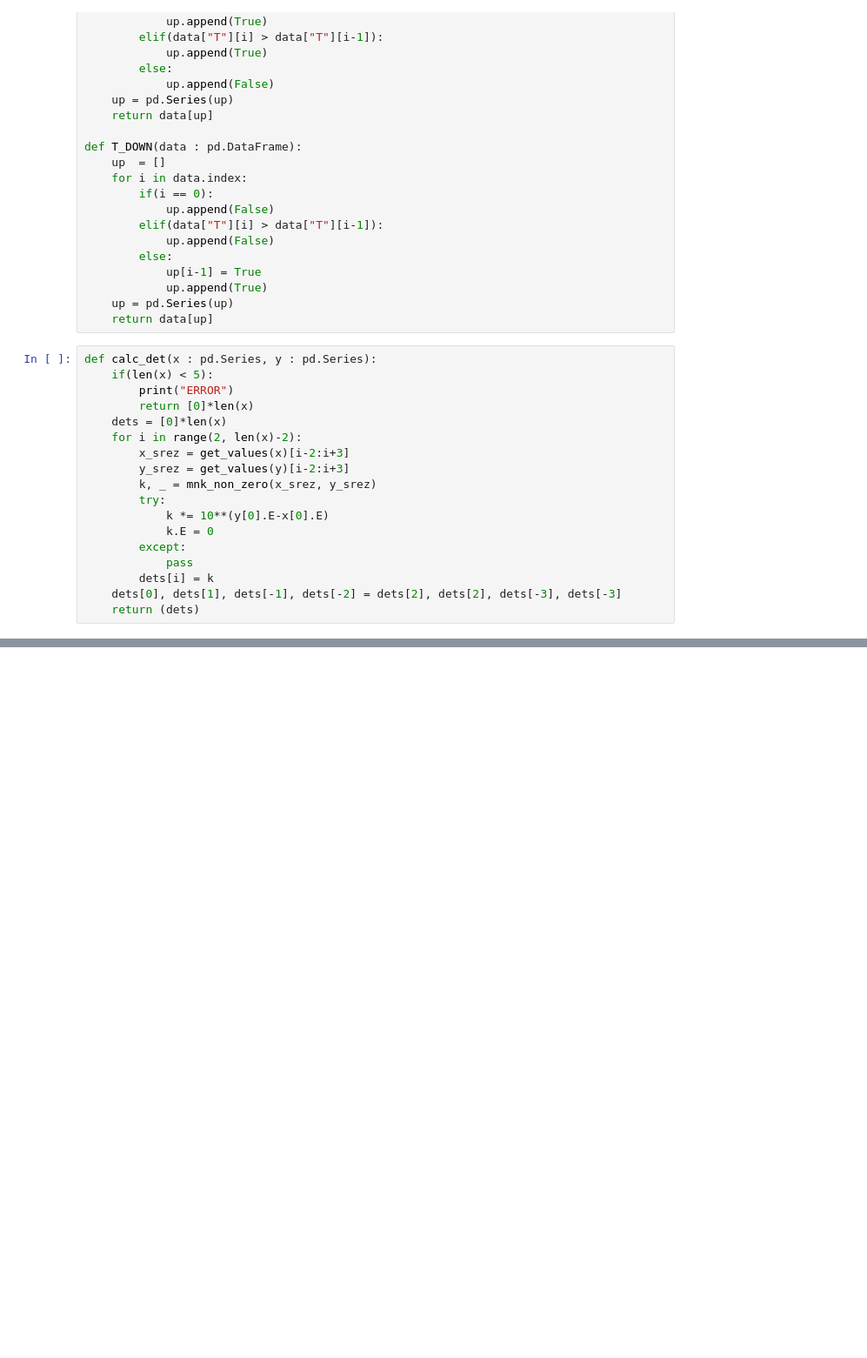
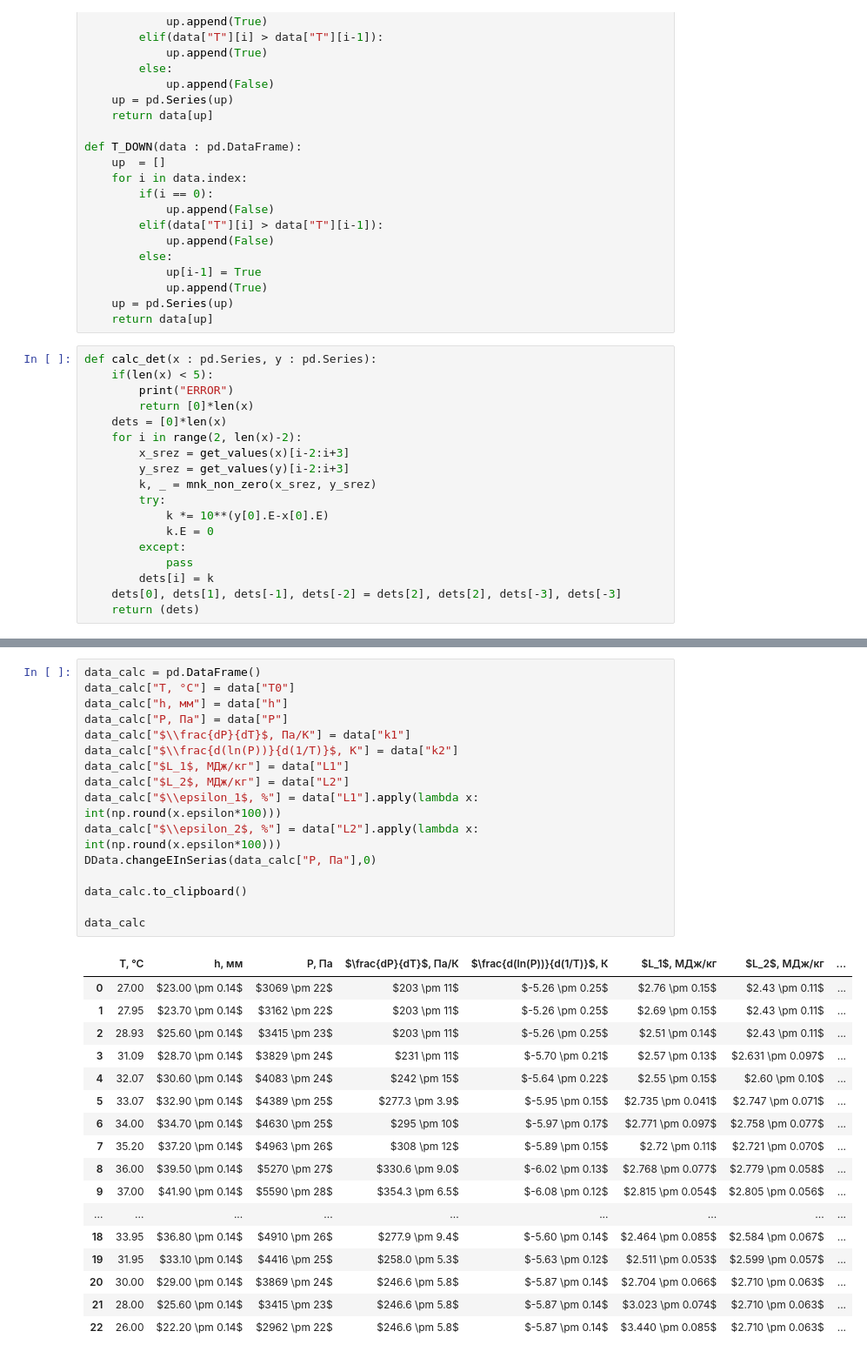
Before and after one commit to RedBrean/term2, a Jupyter notebook: labs/241/241.ipynb, the cells around one changed output, grey strips where cells are left out. Shown at 87% size. Cells and saved outputs as stored; diff of their text form; blank space fills up the shorter version.

```diff
--- a/labs/241/241.ipynb
+++ b/labs/241/241.ipynb
@@ -404 +419,35 @@ data
+# %%
+data_calc = pd.DataFrame()
+data_calc["T, °C"] = data["T0"]
+data_calc["h, мм"] = data["h"]
+data_calc["P, Па"] = data["P"]
+data_calc["$\\frac{dP}{dT}$, Па/К"] = data["k1"]
+data_calc["$\\frac{d(ln(P))}{d(1/T)}$, К"] = data["k2"]
+data_calc["$L_1$, МДж/кг"] = data["L1"]
+data_calc["$L_2$, МДж/кг"] = data["L2"]
+data_calc["$\\epsilon_1$, %"] = data["L1"].apply(lambda x: int(np.round(x.epsilon*100)))
+data_calc["$\\epsilon_2$, %"] = data["L2"].apply(lambda x: int(np.round(x.epsilon*100)))
+DData.changeEInSerias(data_calc["P, Па"],0)
+
+data_calc.to_clipboard()
+
+data_calc
+# %% [output]
+|  | T, °C | h, мм | P, Па | $\frac{dP}{dT}$, Па/К | $\frac{d(ln(P))}{d(1/T)}$, К | $L_1$, МДж/кг | $L_2$, МДж/кг | ... |
+| 0 | 27.00 | $23.00 \pm 0.14$ | $3069 \pm 22$ | $203 \pm 11$ | $-5.26 \pm 0.25$ | $2.76 \pm 0.15$ | $2.43 \pm 0.11$ | ... |
+| 1 | 27.95 | $23.70 \pm 0.14$ | $3162 \pm 22$ | $203 \pm 11$ | $-5.26 \pm 0.25$ | $2.69 \pm 0.15$ | $2.43 \pm 0.11$ | ... |
+| 2 | 28.93 | $25.60 \pm 0.14$ | $3415 \pm 23$ | $203 \pm 11$ | $-5.26 \pm 0.25$ | $2.51 \pm 0.14$ | $2.43 \pm 0.11$ | ... |
+| 3 | 31.09 | $28.70 \pm 0.14$ | $3829 \pm 24$ | $231 \pm 11$ | $-5.70 \pm 0.21$ | $2.57 \pm 0.13$ | $2.631 \pm 0.097$ | ... |
+| 4 | 32.07 | $30.60 \pm 0.14$ | $4083 \pm 24$ | $242 \pm 15$ | $-5.64 \pm 0.22$ | $2.55 \pm 0.15$ | $2.60 \pm 0.10$ | ... |
+| 5 | 33.07 | $32.90 \pm 0.14$ | $4389 \pm 25$ | $277.3 \pm 3.9$ | $-5.95 \pm 0.15$ | $2.735 \pm 0.041$ | $2.747 \pm 0.071$ | ... |
+| 6 | 34.00 | $34.70 \pm 0.14$ | $4630 \pm 25$ | $295 \pm 10$ | $-5.97 \pm 0.17$ | $2.771 \pm 0.097$ | $2.758 \pm 0.077$ | ... |
+| 7 | 35.20 | $37.20 \pm 0.14$ | $4963 \pm 26$ | $308 \pm 12$ | $-5.89 \pm 0.15$ | $2.72 \pm 0.11$ | $2.721 \pm 0.070$ | ... |
+| 8 | 36.00 | $39.50 \pm 0.14$ | $5270 \pm 27$ | $330.6 \pm 9.0$ | $-6.02 \pm 0.13$ | $2.768 \pm 0.077$ | $2.779 \pm 0.058$ | ... |
+| 9 | 37.00 | $41.90 \pm 0.14$ | $5590 \pm 28$ | $354.3 \pm 6.5$ | $-6.08 \pm 0.12$ | $2.815 \pm 0.054$ | $2.805 \pm 0.056$ | ... |
+| ... | ... | ... | ... | ... | ... | ... | ... | ... |
+| 18 | 33.95 | $36.80 \pm 0.14$ | $4910 \pm 26$ | $277.9 \pm 9.4$ | $-5.60 \pm 0.14$ | $2.464 \pm 0.085$ | $2.584 \pm 0.067$ | ... |
+| 19 | 31.95 | $33.10 \pm 0.14$ | $4416 \pm 25$ | $258.0 \pm 5.3$ | $-5.63 \pm 0.12$ | $2.511 \pm 0.053$ | $2.599 \pm 0.057$ | ... |
+| 20 | 30.00 | $29.00 \pm 0.14$ | $3869 \pm 24$ | $246.6 \pm 5.8$ | $-5.87 \pm 0.14$ | $2.704 \pm 0.066$ | $2.710 \pm 0.063$ | ... |
+| 21 | 28.00 | $25.60 \pm 0.14$ | $3415 \pm 23$ | $246.6 \pm 5.8$ | $-5.87 \pm 0.14$ | $3.023 \pm 0.074$ | $2.710 \pm 0.063$ | ... |
+| 22 | 26.00 | $22.20 \pm 0.14$ | $2962 \pm 22$ | $246.6 \pm 5.8$ | $-5.87 \pm 0.14$ | $3.440 \pm 0.085$ | $2.710 \pm 0.063$ | ... |
 # %%
```
Also changed, not shown: parts of 5 cells of this notebook, 5 other files.
